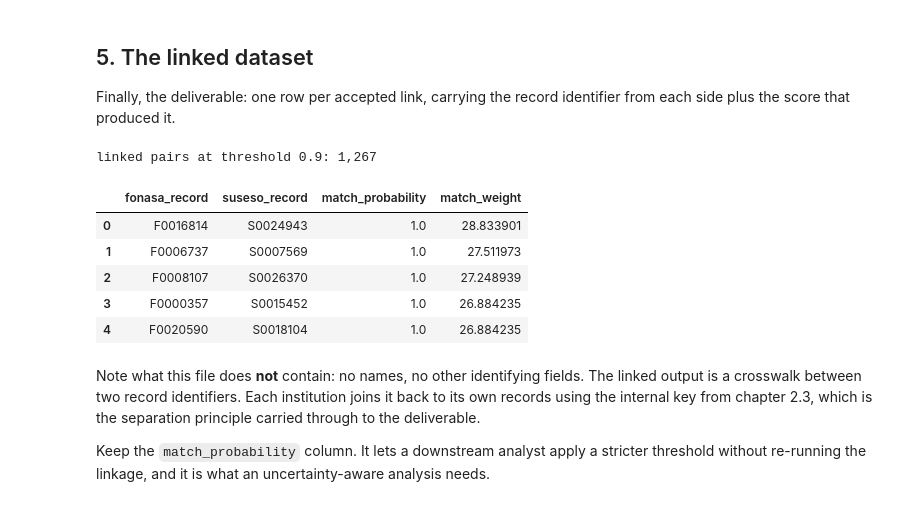
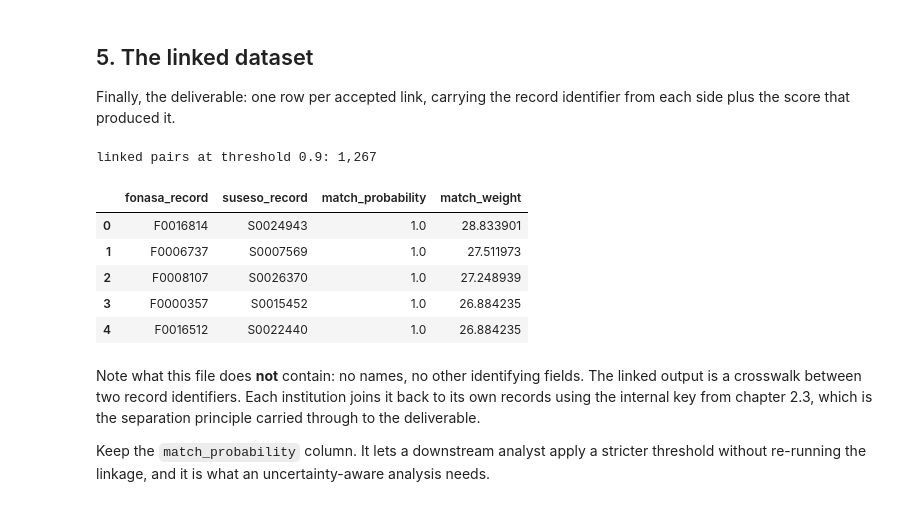
Before and after one commit to NicolasLibuy/record-linkage-toolkit, a Jupyter notebook: content/02_producing/nb08-thresholds-and-clustering.ipynb, the cells around one changed output. Saved outputs shown, nothing was run; the diff lists cells and outputs as text; code cells hidden in the pictures.

```diff
--- a/content/02_producing/nb08-thresholds-and-clustering.ipynb
+++ b/content/02_producing/nb08-thresholds-and-clustering.ipynb
@@ -386,25 +386,26 @@ identifier from each side plus the score that produced it.
 # %%
 LINK_THRESHOLD = 0.9
 
 linked = (
     predictions[predictions["match_probability"] >= LINK_THRESHOLD]
     [["unique_id_l", "unique_id_r", "match_probability", "match_weight"]]
     .rename(columns={"unique_id_l": "fonasa_record",
                      "unique_id_r": "suseso_record"})
-    .sort_values("match_probability", ascending=False)
+    .sort_values(["match_probability", "fonasa_record", "suseso_record"],
+                 ascending=[False, True, True])
     .reset_index(drop=True)
 )
 
 print(f"linked pairs at threshold {LINK_THRESHOLD}: {len(linked):,}")
 linked.head(5)
 # %% [output]
 linked pairs at threshold 0.9: 1,267
 |  | fonasa_record | suseso_record | match_probability | match_weight |
 | 0 | F0016814 | S0024943 | 1.0 | 28.833901 |
 | 1 | F0006737 | S0007569 | 1.0 | 27.511973 |
 | 2 | F0008107 | S0026370 | 1.0 | 27.248939 |
 | 3 | F0000357 | S0015452 | 1.0 | 26.884235 |
-| 4 | F0020590 | S0018104 | 1.0 | 26.884235 |
+| 4 | F0016512 | S0022440 | 1.0 | 26.884235 |
 # %% [markdown]
 Note what this file does **not** contain: no names, no other identifying fields.
 The linked output is a crosswalk between two record identifiers. Each institution
```
Also changed, not shown: parts of 3 cells of this notebook, 5 other files.
